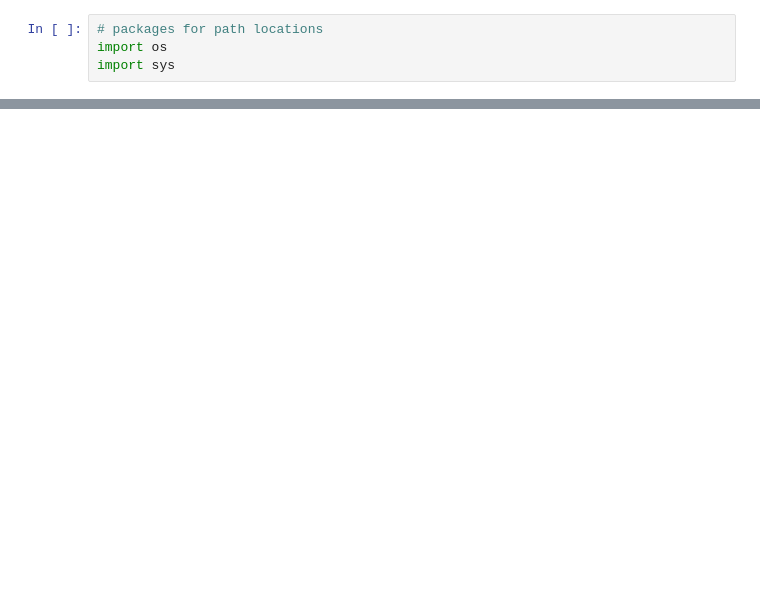
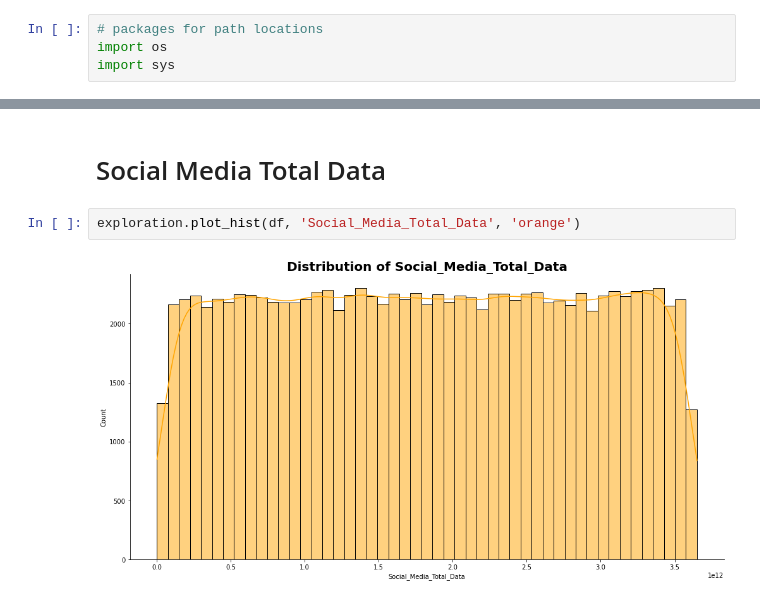
Before and after one commit to kebishaa/telecom-user-analytics, a Jupyter notebook: notebooks/data_exploration.ipynb, the cells around one changed output, grey strips where cells are left out. Saved outputs shown, nothing was run; the diff lists cells and outputs as text; blank space fills up the shorter version.

```diff
--- a/notebooks/data_exploration.ipynb
+++ b/notebooks/data_exploration.ipynb
@@ -41,0 +206,6 @@ NameError: name 'df' is not defined
+# %% [markdown]
+# Social Media Total Data
+# %%
+exploration.plot_hist(df, 'Social_Media_Total_Data', 'orange')
+# %% [output]
+[figure, added]
```
Also changed, not shown: parts of 42 cells of this notebook.
